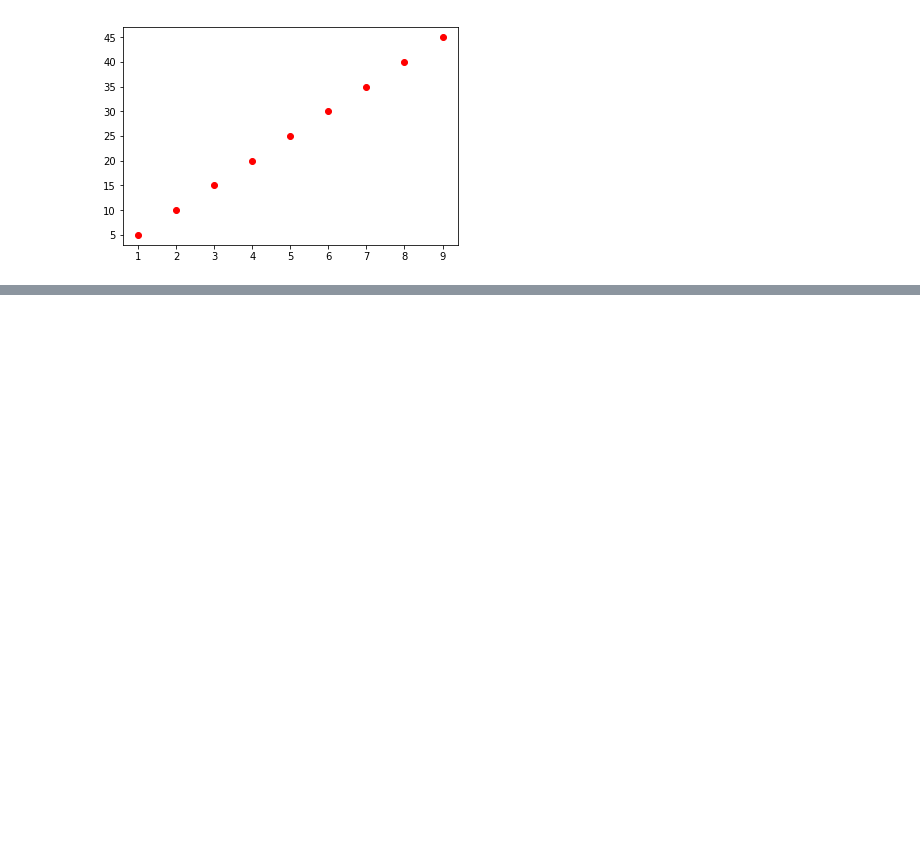
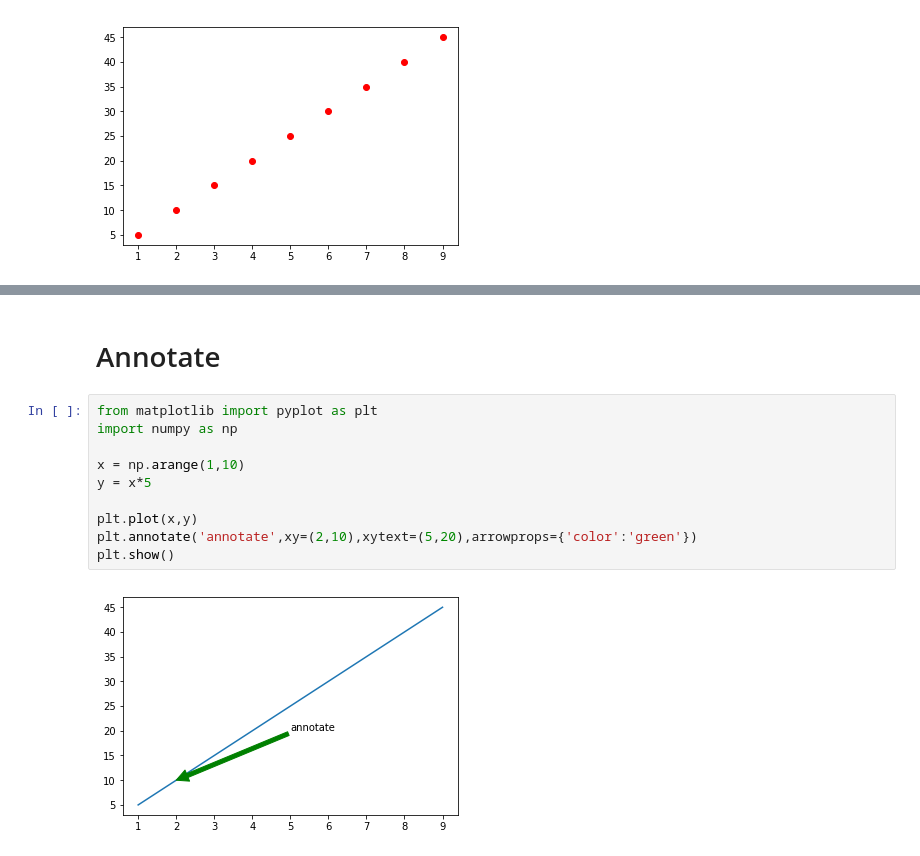
Before and after one commit to bwcho75/numpy, a Jupyter notebook: 1.Plot basic.ipynb, the cells around one changed output, grey strips where cells are left out. Drawn from its saved outputs; the diff is of its cells as text; blank space fills up the shorter version.

```diff
--- a/1.Plot basic.ipynb
+++ b/1.Plot basic.ipynb
@@ -58,0 +98,14 @@ plt.show()
+# %% [markdown]
+# Annotate
+# %%
+from matplotlib import pyplot as plt
+import numpy as np
+
+x = np.arange(1,10)
+y = x*5
+
+plt.plot(x,y)
+plt.annotate('annotate',xy=(2,10),xytext=(5,20),arrowprops={'color':'green'})
+plt.show()
+# %% [output]
+[figure, added]
```
Also changed, not shown: parts of 9 cells of this notebook, 5 other files.
